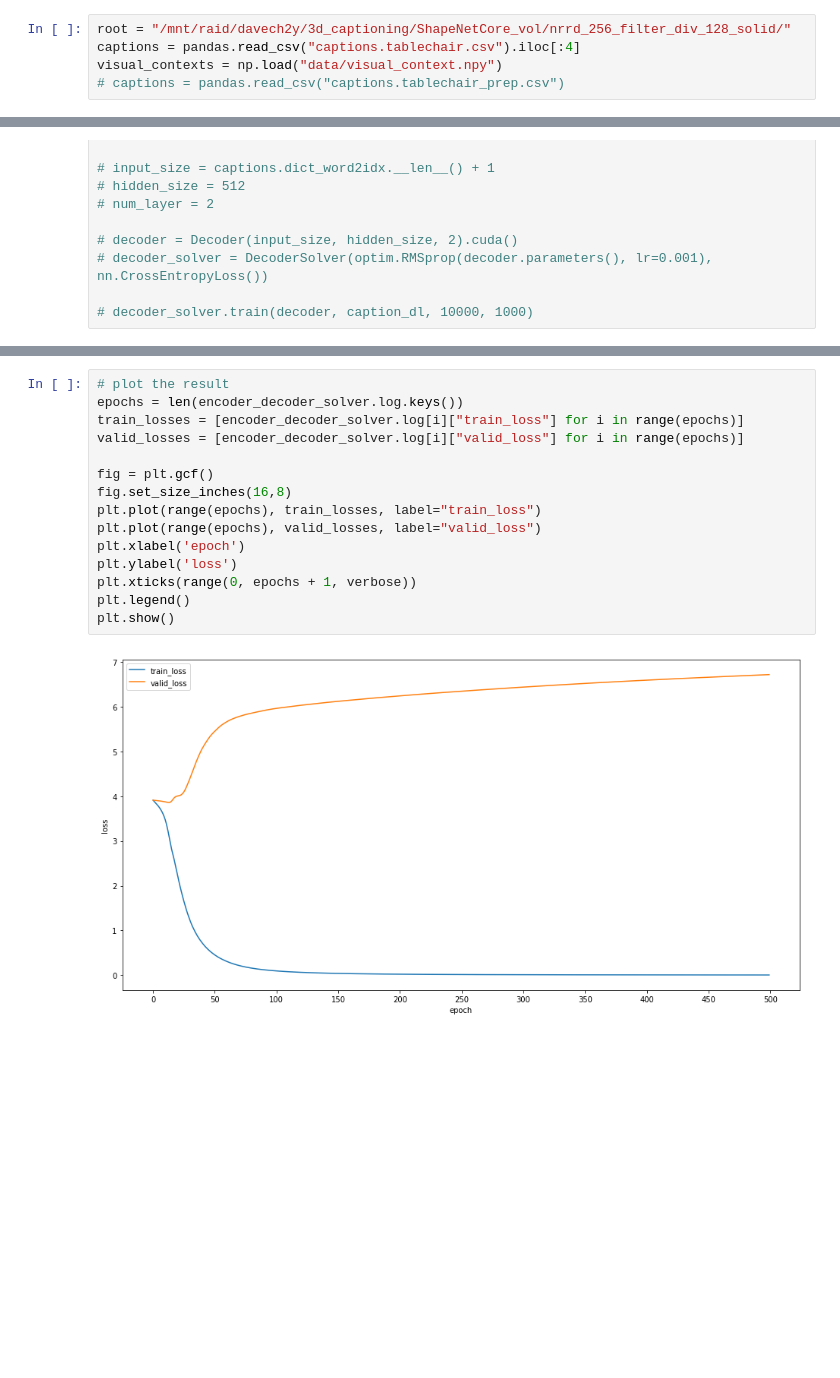
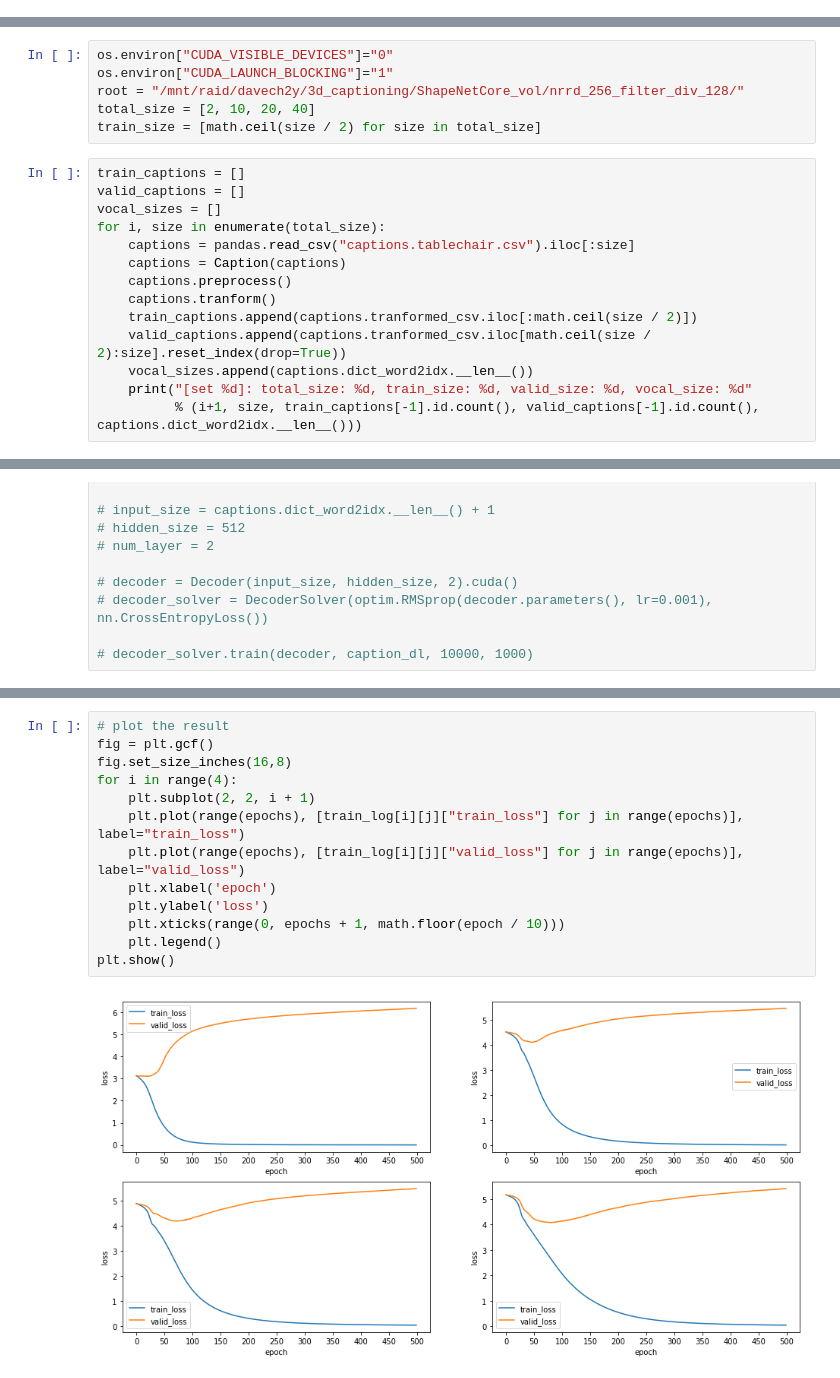
Before and after one commit to daveredrum/3d-captioning, a Jupyter notebook: 3dcaptioning.ipynb, the cells around one changed output, grey strips where cells are left out. Saved outputs shown, nothing was run; the diff lists cells and outputs as text; blank space fills up the shorter version.

Commit message:
fixed bugs with caption dataset

```diff
--- a/3dcaptioning.ipynb
+++ b/3dcaptioning.ipynb
@@ -19,5 +15,0 @@ os.environ["CUDA_LAUNCH_BLOCKING"]="1"
-# %%
-root = "/mnt/raid/davech2y/3d_captioning/ShapeNetCore_vol/nrrd_256_filter_div_128_solid/"
-captions = pandas.read_csv("captions.tablechair.csv").iloc[:4]
-visual_contexts = np.load("data/visual_context.npy")
-# captions = pandas.read_csv("captions.tablechair_prep.csv")
@@ -51,0 +16,20 @@ np.log(captions.dict_word2idx.__len__())
+# %%
+os.environ["CUDA_VISIBLE_DEVICES"]="0"
+os.environ["CUDA_LAUNCH_BLOCKING"]="1"
+root = "/mnt/raid/davech2y/3d_captioning/ShapeNetCore_vol/nrrd_256_filter_div_128/"
+total_size = [2, 10, 20, 40]
+train_size = [math.ceil(size / 2) for size in total_size]
+# %%
+train_captions = []
+valid_captions = []
+vocal_sizes = []
+for i, size in enumerate(total_size):
+    captions = pandas.read_csv("captions.tablechair.csv").iloc[:size]
+    captions = Caption(captions)
+    captions.preprocess()
+    captions.tranform()
+    train_captions.append(captions.tranformed_csv.iloc[:math.ceil(size / 2)])
+    valid_captions.append(captions.tranformed_csv.iloc[math.ceil(size / 2):size].reset_index(drop=True))
+    vocal_sizes.append(captions.dict_word2idx.__len__())
+    print("[set %d]: total_size: %d, train_size: %d, valid_size: %d, vocal_size: %d"
+          % (i+1, size, train_captions[-1].id.count(), valid_captions[-1].id.count(), captions.dict_word2idx.__len__()))
@@ -179,20 +186,18 @@ encoder_decoder_solver.train(encoder, decoder, dataloader, epoch, verbose)
 # %%
 # plot the result
-epochs = len(encoder_decoder_solver.log.keys())
-train_losses = [encoder_decoder_solver.log[i]["train_loss"] for i in range(epochs)]
-valid_losses = [encoder_decoder_solver.log[i]["valid_loss"] for i in range(epochs)]
-
 fig = plt.gcf()
 fig.set_size_inches(16,8)
-plt.plot(range(epochs), train_losses, label="train_loss")
-plt.plot(range(epochs), valid_losses, label="valid_loss")
-plt.xlabel('epoch')
-plt.ylabel('loss')
-plt.xticks(range(0, epochs + 1, verbose))
-plt.legend()
+for i in range(4):
+    plt.subplot(2, 2, i + 1)
+    plt.plot(range(epochs), [train_log[i][j]["train_loss"] for j in range(epochs)], label="train_loss")
+    plt.plot(range(epochs), [train_log[i][j]["valid_loss"] for j in range(epochs)], label="valid_loss")
+    plt.xlabel('epoch')
+    plt.ylabel('loss')
+    plt.xticks(range(0, epochs + 1, math.floor(epoch / 10)))
+    plt.legend()
 plt.show()
 # %% [output]
-[figure, old version]
+[figure, new version]
 # %%
 ###################################################################
 #                                                                 #
```
Also changed, not shown: parts of 12 cells of this notebook, 3 other files.
